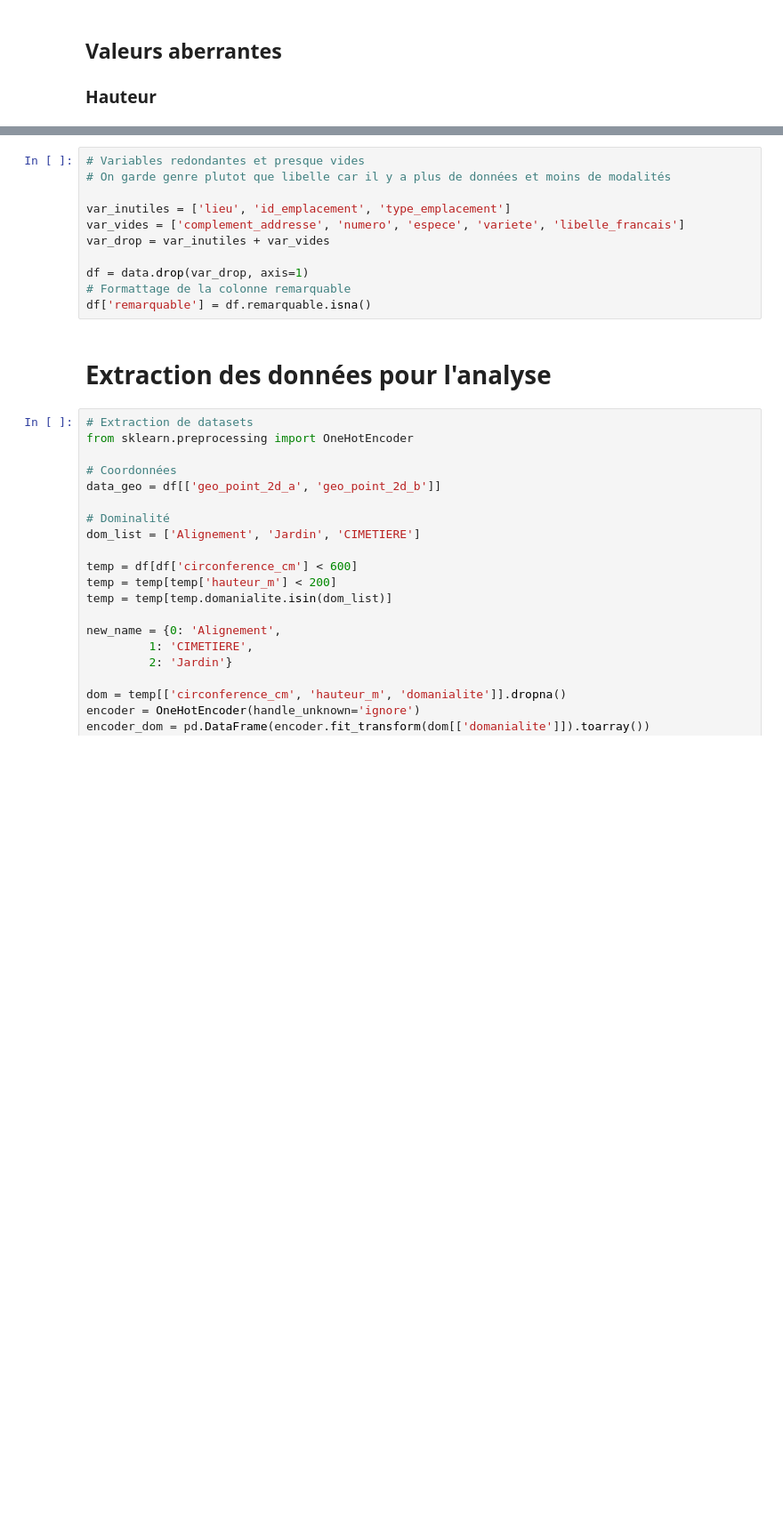
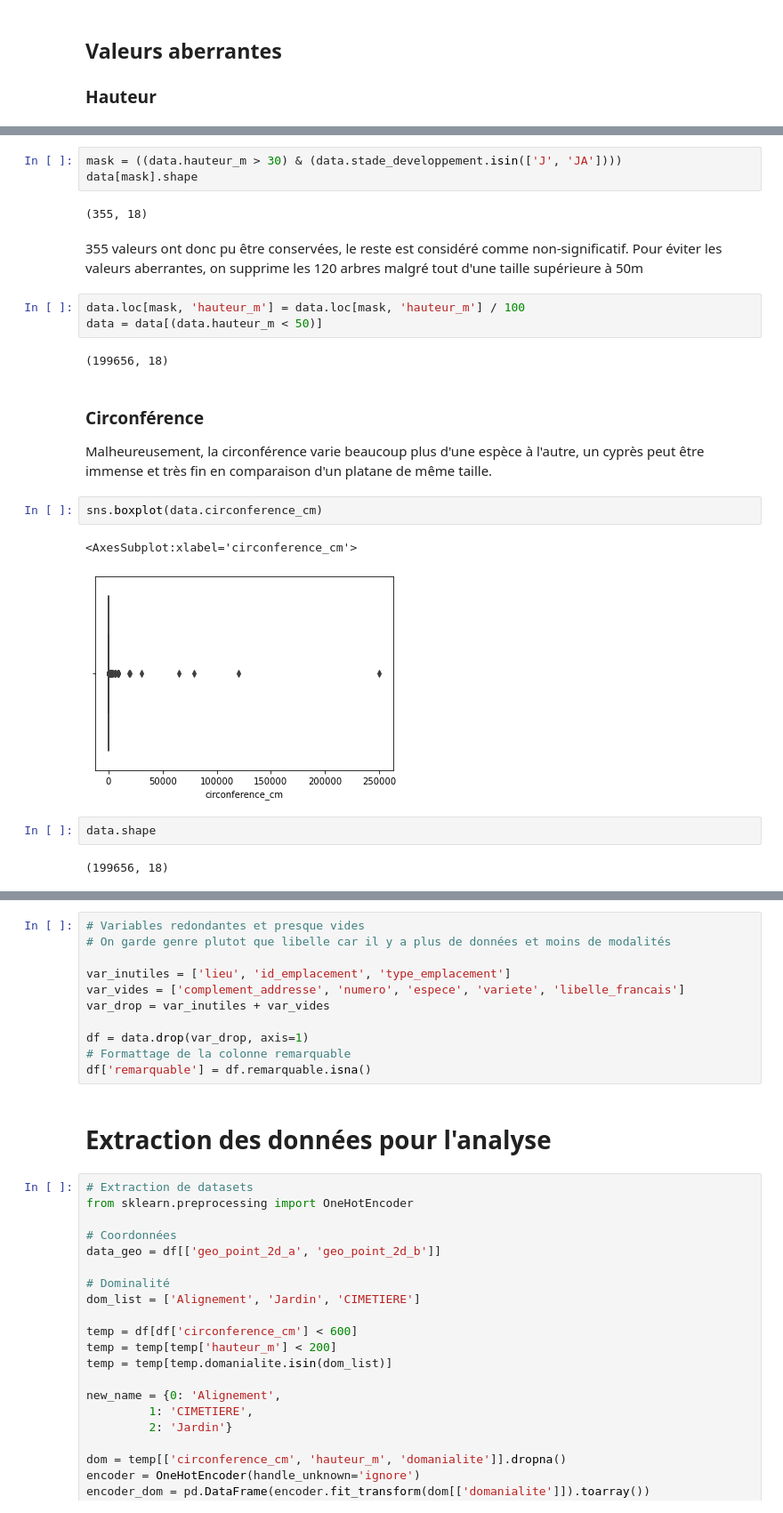
Before and after one commit to SarahJeangilles/IA2_Data4Good, a Jupyter notebook: Data Explo.ipynb, the cells around one changed output, grey strips where cells are left out. Shown at 89% size. Drawn from its saved outputs; the diff is of its cells as text; blank space fills up the shorter version.

```diff
--- a/Data Explo.ipynb
+++ b/Data Explo.ipynb
@@ -33,0 +63,25 @@ array([ 0., nan,  1.])
+# %%
+mask = ((data.hauteur_m > 30) & (data.stade_developpement.isin(['J', 'JA'])))
+data[mask].shape
+# %% [output]
+(355, 18)
+# %% [markdown]
+355 valeurs ont donc pu être conservées, le reste est considéré comme non-significatif. Pour éviter les valeurs aberrantes, on supprime les 120 arbres malgré tout d'une taille supérieure à 50m
+# %%
+data.loc[mask, 'hauteur_m'] = data.loc[mask, 'hauteur_m'] / 100
+data = data[(data.hauteur_m < 50)]
+# %% [output]
+(199656, 18)
+# %% [markdown]
+### Circonférence
+
+Malheureusement, la circonférence varie beaucoup plus d'une espèce à l'autre, un cyprès peut être immense et très fin en comparaison d'un platane de même taille.
+# %%
+sns.boxplot(data.circonference_cm)
+# %% [output]
+<AxesSubplot:xlabel='circonference_cm'>
+[figure, added]
+# %%
+data.shape
+# %% [output]
+(199656, 18)
```
Also changed, not shown: parts of 14 cells of this notebook, 7 other files.
